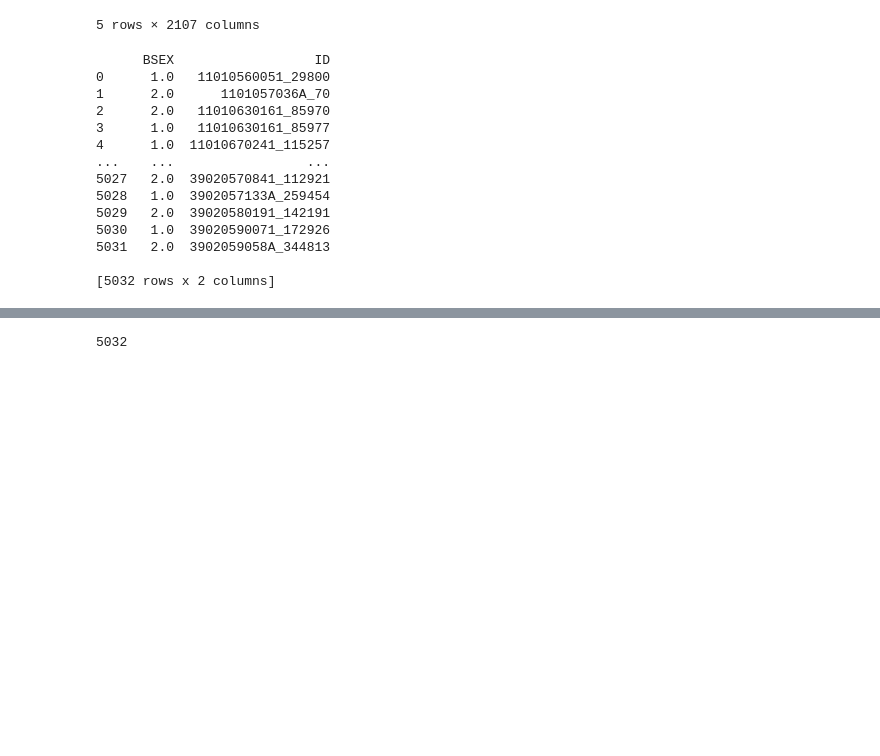
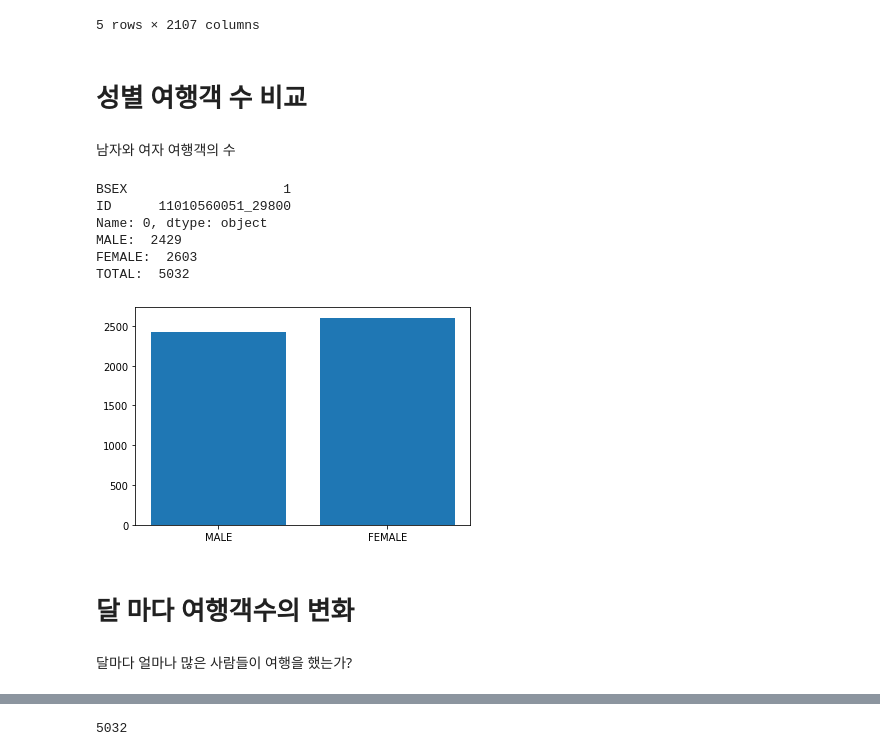
Before and after one commit to ansehoon1999/MG-DataAnaylsis, a Jupyter notebook: 세훈/DataAnaylsis_7_16.ipynb, the cells around one changed output, grey strips where cells are left out. Cells and saved outputs as stored; diff of their text form; code cells hidden in the pictures; blank space fills up the shorter version.

```diff
--- a/세훈/DataAnaylsis_7_16.ipynb
+++ b/세훈/DataAnaylsis_7_16.ipynb
@@ -6,7 +7,7 @@ drive.mount('/content/gdrive/')
 # %% [output]
 Mounted at /content/gdrive/
 # %%
-filename = '/content/drive/MyDrive/2020_travel_senior_no_travel.csv'
+filename = '/content/gdrive/MyDrive/2020_travel_senior_no_travel.csv'
 # %%
 import pandas as pd
 import numpy as np
@@ -22,21 +23,43 @@ df.head()
 | 3 | 11010630161_85977 | 1 | 0 | 0 | 0 | 0 | 0 | Y | 1 | ... |
 | 4 | 11010670241_115257 | 1 | 0 | 0 | 0 | 0 | 0 | Y | 1 | ... |
 5 rows × 2107 columns
-# %%
-df_sex = data[['BSEX', 'ID']]
-print(df_sex)
-# %% [output]
-      BSEX                  ID
-0      1.0   11010560051_29800
-1      2.0      1101057036A_70
-2      2.0   11010630161_85970
-3      1.0   11010630161_85977
-4      1.0  11010670241_115257
-...    ...                 ...
-5027   2.0  39020570841_112921
-5028   1.0  3902057133A_259454
-5029   2.0  39020580191_142191
-5030   1.0  39020590071_172926
-5031   2.0  3902059058A_344813
-
-[5032 rows x 2 columns]
+# %% [markdown]
+# 성별 여행객 수 비교
+# %% [markdown]
+남자와 여자 여행객의 수
+# %%
+import matplotlib as mpl
+import matplotlib.pylab as plt
+
+df_sex = data[['BSEX', 'ID']]
+print(df_sex.iloc[0, :])
+
+m_count = 0
+f_count = 0
+
+for i in range(len(df_sex)) :
+  if df_sex.iloc[i,0] == 1 :
+    m_count = m_count + 1
+  elif df_sex.iloc[i, 0] == 2:
+    f_count = f_count + 1
+
+
+print("MALE: ", m_count)
+print("FEMALE: ",f_count)
+total = m_count + f_count
+print("TOTAL: ", total)
+
+plt.bar(["MALE", "FEMALE"], [m_count, f_count])
+plt.show()
+# %% [output]
+BSEX                    1
+ID      11010560051_29800
+Name: 0, dtype: object
+MALE:  2429
+FEMALE:  2603
+TOTAL:  5032
+[figure, added]
+# %% [markdown]
+# 달 마다 여행객수의 변화
+# %% [markdown]
+달마다 얼마나 많은 사람들이 여행을 했는가?
```
Also changed, not shown: parts of 5 cells of this notebook.
